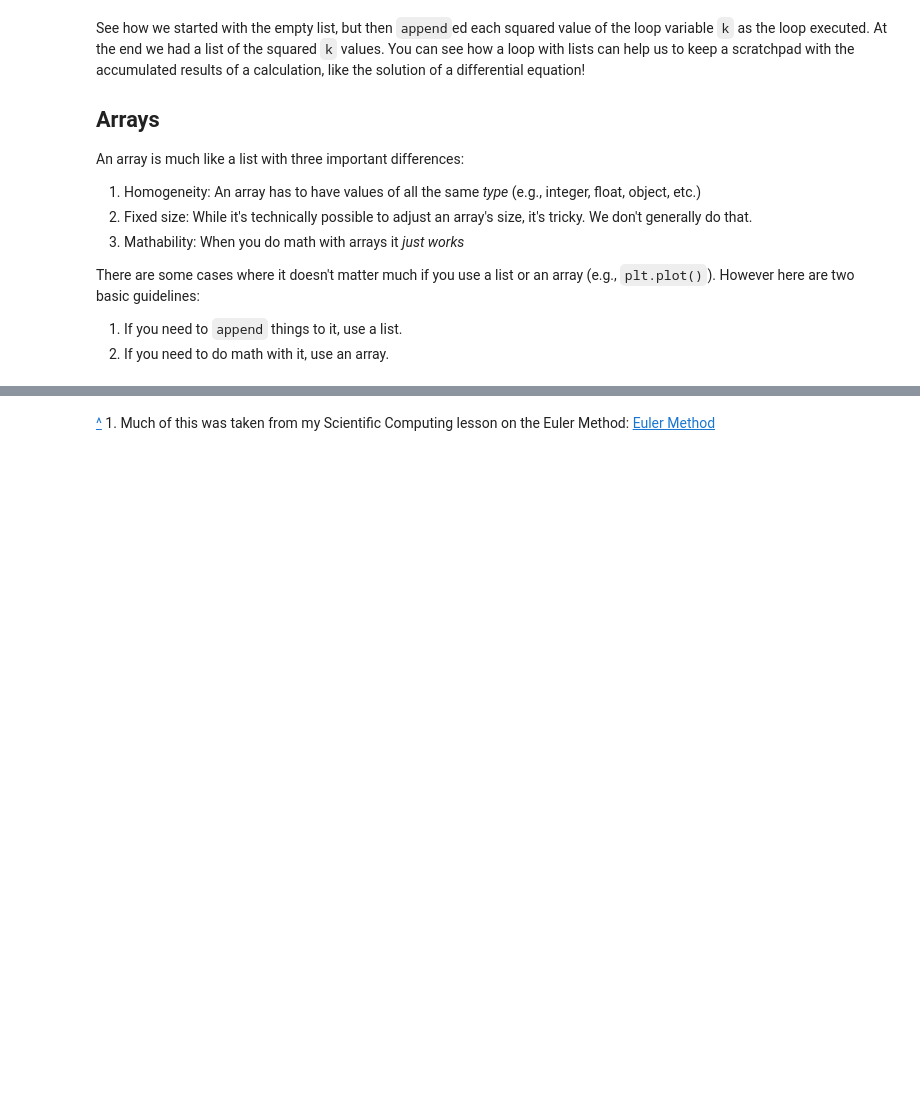
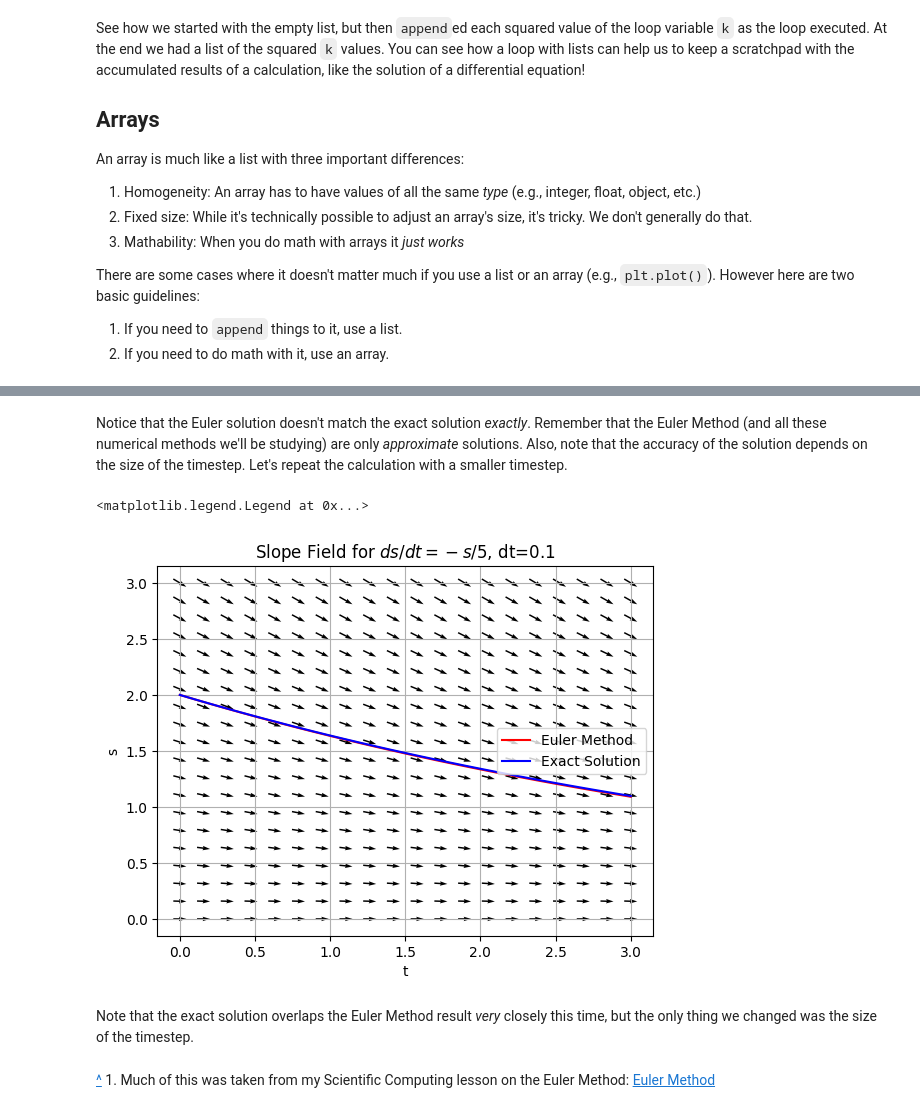
Before and after one commit to 201820-SWEN-230/MATH-330-Activities, a Jupyter notebook: Activity2_NumericalMethods.ipynb, the cells around one changed output, grey strips where cells are left out. Drawn from its saved outputs; the diff is of its cells as text; code cells hidden in the pictures; blank space fills up the shorter version.

```diff
--- a/Activity2_NumericalMethods.ipynb
+++ b/Activity2_NumericalMethods.ipynb
@@ -181,2 +246,57 @@ $$\frac{ds}{dt} = f_s(s,t) = -s/5$$
+# %% [markdown]
+Notice that the Euler solution doesn't match the exact solution *exactly*. Remember that the Euler Method (and all these numerical methods we'll be studying) are only *approximate* solutions. Also, note that the accuracy of the solution depends on the size of the timestep. Let's repeat the calculation with a smaller timestep.
+# %%
+#
+# Let's calculate the slope field first and store them in u,v
+#
+
+tdomain = np.linspace(0,3,20)
+sdomain = np.linspace(0,3,20)
+
+mesh_t,mesh_s = np.meshgrid(tdomain, sdomain)
+
+u = 1
+v = -mesh_s/5
+
+#
+# Next let's use the Euler method to solve the differential equation
+#
+
+s = 2
+t = 0
+dt = 0.1
+
+s_list = [s]
+t_list = [t]
+
+while t < 3:
+    s = EulerStep(s, f_s, t, dt) # take one step!
+    t = t + dt # update t
+    s_list.append(s) # use `append` to save s
+    t_list.append(t) # use `append` to save t
+
+#
+# Now calculate the exact solution using numpy
+#
+
+s_exact = s_list[0]*np.exp(-np.array(t_list)/5)
+
+#
+# Now plot it all!
+#
+
+plt.quiver(mesh_t,mesh_s,u,v,pivot='mid')
+plt.plot(t_list,s_list,'r-', label="Euler Method")
+plt.plot(t_list,s_exact,'b-', label="Exact Solution")
+plt.grid()
+plt.xlabel("t")
+plt.ylabel("s")
+plt.title("Slope Field for $ds/dt = -s/5$, dt=0.1")
+plt.legend()
+# %% [output]
+<matplotlib.legend.Legend at 0x...>
+[figure, added]
+# %% [markdown]
+Note that the exact solution overlaps the Euler Method result *very* closely this time, but the only thing we changed was the size of the timestep.
 # %% [markdown]
 <a name="note1"></a> [^](#ref1) 1. Much of this was taken from my Scientific Computing lesson on the Euler Method: [Euler Method](https://github.com/sspickle/sci-comp-notebooks/blob/master/P01-Euler.ipynb)
```
Also changed, not shown: parts of 6 cells of this notebook.
